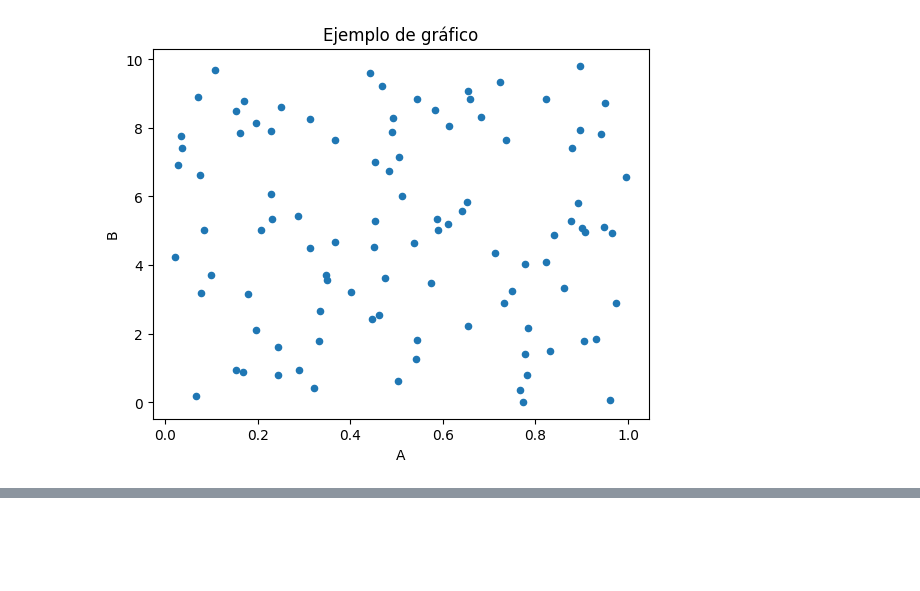
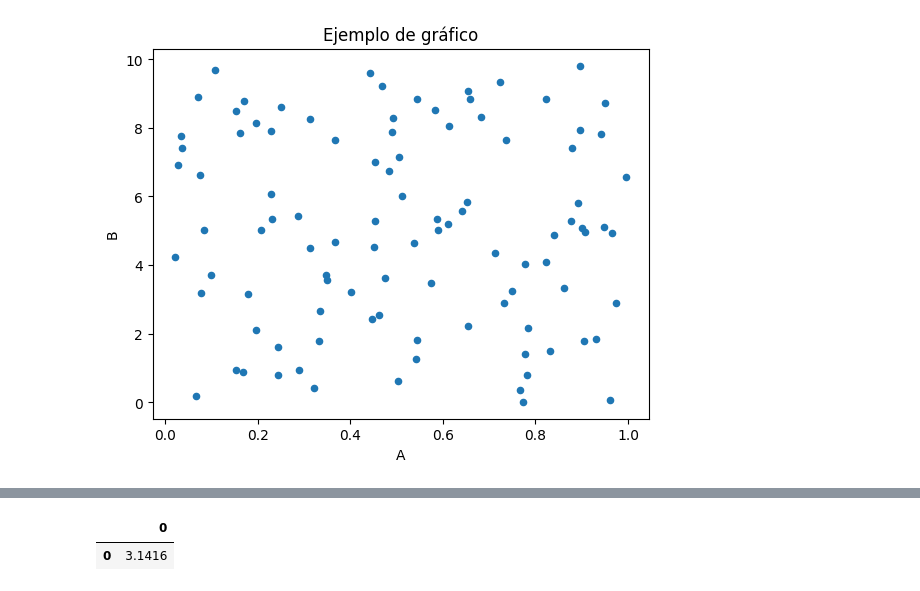
Before and after one commit to mvlarra/Project_ML_Linear_Regression_regularized_VL, a Jupyter notebook: notebooks/devcontainer_test.ipynb, the cells around one changed output, grey strips where cells are left out. Drawn from its saved outputs; the diff is of its cells as text; code cells hidden in the pictures; blank space fills up the shorter version.

```diff
--- a/notebooks/devcontainer_test.ipynb
+++ b/notebooks/devcontainer_test.ipynb
@@ -78,0 +88,10 @@ plt.show()
+# %%
+# Testing:
+# cada vez que se levante tu entorno en Codespaces, Pandas
+# ya tenga configurado que los numeros se muestren con un maximo de 4 digitos.
+import pandas as pd
+import pandas as pd
+pd.DataFrame([3.14159265]).sample()
+# %% [output]
+|  | 0 |
+| 0 | 3.1416 |
```
Also changed, not shown: parts of 1 cell of this notebook, 2 other files.
